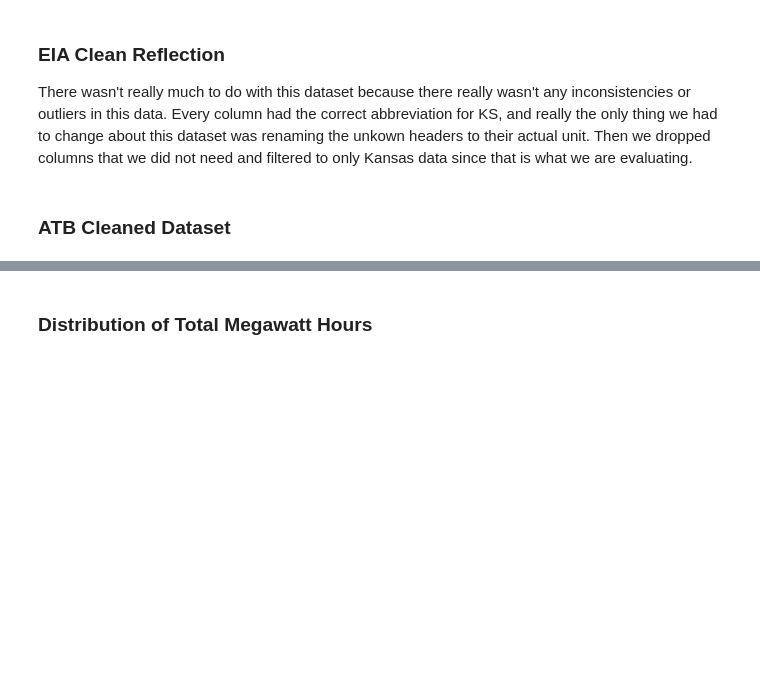
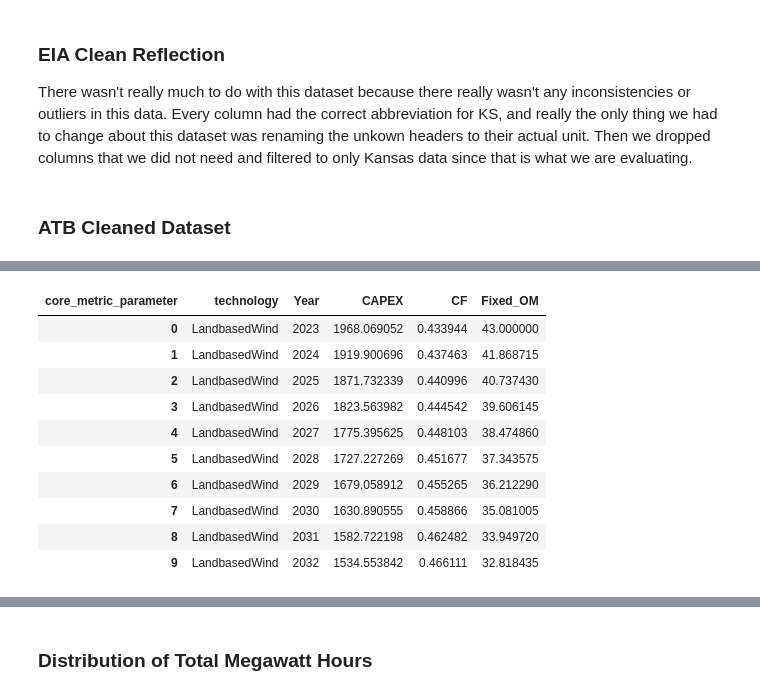
Before and after one commit to CCCKBrant/Kansas-Clean-Energy-Cost-Forecast, a Jupyter notebook: notebooks/01_data_exploration.ipynb, the cells around one changed output, grey strips where cells are left out. Drawn from its saved outputs; the diff is of its cells as text; code cells hidden in the pictures; blank space fills up the shorter version.

```diff
--- a/notebooks/01_data_exploration.ipynb
+++ b/notebooks/01_data_exploration.ipynb
@@ -318,16 +471,65 @@ Name: parameter, dtype: object
 # %%
-#Now we look for parameters that are important for my MVP
+atb_clean = atb[
+    atb["technology"].isin([
+        "LandbasedWind",
+        "UtilityPV"
+    ])
+    &
+    atb["core_metric_parameter"].isin([
+        "CF",
+        "CAPEX",
+        "Fixed O&M"
+    ])
+    &
+    (atb["scenario"] == "Moderate")
+    &
+    (atb["default"] == 1)
+    &
+    (atb["core_metric_case"] == "R&D")
+    &
+    (atb["crpyears"] == 30)
+    &
+    (atb["tax_credit_case"].isna())
+].copy()
 
-for tech in atb_clean["technology"].unique():
-    print(f"\n--- {tech} ---")
+atb_clean = atb_clean[
+    [
+        "atb_year",
+        "technology",
+        "technology_alias",
+        "techdetail",
+        "techdetail2",
+        "display_name",
+        "scenario",
+        "core_metric_parameter",
+        "core_metric_variable",
+        "units",
+        "value"
+    ]
+].copy()
 
-    parameters = sorted(
-        atb_clean.loc[
-            atb_clean["technology"] == tech,
-            "parameter"
-        ].dropna().unique()
-    )
+print(atb_clean.shape)
 
-    for parameter in parameters:
-        print(parameter)
+print(
+    atb_clean.groupby(
+        ["technology", "core_metric_parameter"]
+    ).size()
+)
+
+atb_model = atb_clean.pivot(
+    index=[
+        "technology",
+        "core_metric_variable"
+    ],
+    columns="core_metric_parameter",
+    values="value"
+).reset_index()
+atb_model = atb_model.rename(
+    columns={
+        "core_metric_variable": "Year",
+        "Fixed O&M": "Fixed_OM"
+    }
+)
+print(atb_model.shape)
+atb_model.head(10)
 # %% [output]
@@ -349 +546,12 @@ Total Capital Cost
+| core_metric_parameter | technology | Year | CAPEX | CF | Fixed_OM |
+| 0 | LandbasedWind | 2023 | 1968.069052 | 0.433944 | 43.000000 |
+| 1 | LandbasedWind | 2024 | 1919.900696 | 0.437463 | 41.868715 |
+| 2 | LandbasedWind | 2025 | 1871.732339 | 0.440996 | 40.737430 |
+| 3 | LandbasedWind | 2026 | 1823.563982 | 0.444542 | 39.606145 |
+| 4 | LandbasedWind | 2027 | 1775.395625 | 0.448103 | 38.474860 |
+| 5 | LandbasedWind | 2028 | 1727.227269 | 0.451677 | 37.343575 |
+| 6 | LandbasedWind | 2029 | 1679.058912 | 0.455265 | 36.212290 |
+| 7 | LandbasedWind | 2030 | 1630.890555 | 0.458866 | 35.081005 |
+| 8 | LandbasedWind | 2031 | 1582.722198 | 0.462482 | 33.949720 |
+| 9 | LandbasedWind | 2032 | 1534.553842 | 0.466111 | 32.818435 |
 # %%
```
Also changed, not shown: parts of 35 cells of this notebook, 6 other files.
